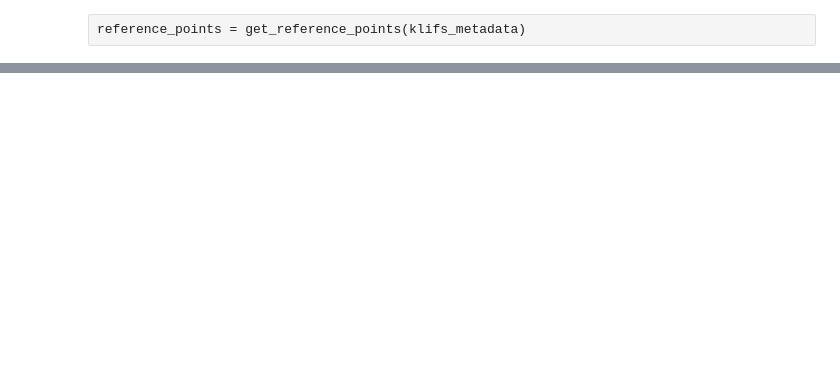
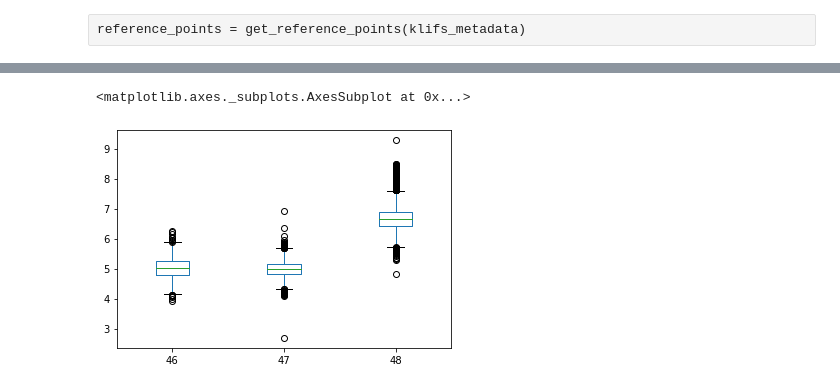
Before and after one commit to volkamerlab/kissim, a Jupyter notebook: examples/notebooks/reference_points.ipynb, the cells around one changed output, grey strips where cells are left out. Saved outputs shown, nothing was run; the diff lists cells and outputs as text; code cells hidden in the pictures; blank space fills up the shorter version.

Commit message:
Add notebook: Consistent reference points across all structures?

```diff
--- a/examples/notebooks/reference_points.ipynb
+++ b/examples/notebooks/reference_points.ipynb
@@ -33,4 +41,4 @@ metadata_path = path_to_data / 'postprocessed' / 'klifs_metadata_postprocessed.c
 # %% [markdown]
 ## Load metadata
 # %%
-klifs_metadata = pd.read_csv(metadata_path)
+klifs_metadata = pd.read_csv(metadata_path, index_col=0)
@@ -233,0 +147,2 @@ dtype: float64
+# %%
+hinge_dfg_ca = get_hinge_dfg_ca(klifs_metadata)
@@ -233,0 +184,4 @@ dtype: float64
+# %%
+# Get metadata ID
+metadata_ids = [i[0] for i in reference_points.groupby(level='id', sort=False)]
+metadata_ids[:10]
@@ -233,0 +192,20 @@ dtype: float64
+# %%
+distances_hinge = {}
+
+for metadata_id in metadata_ids:
+
+    try:
+        # Calculate vector between points
+        vectors_hinge = hinge_dfg_ca.loc[metadata_id].hinge.sub(
+            reference_points.loc[metadata_id].hinge_region,
+            axis=0
+        )
+
+        # Calculate vector norm (distance)
+        distance_hinge = vectors_hinge.apply(lambda x: scipy.linalg.norm(x), axis=0)
+
+    except ValueError:
+        print(metadata_id)
+        continue
+
+    distances_hinge[metadata_id] = distance_hinge
@@ -233,0 +221,16 @@ dtype: float64
+# %%
+distances_hinge = pd.concat(distances_hinge, axis=0)
+
+data_list = []
+residue_id_list = []
+
+for residue_id, data in distances_hinge.groupby(level='residues', sort=False):
+    data_list.append(pd.Series(list(data)))
+    residue_id_list.append(residue_id)
+
+distances_hinge = pd.concat(data_list, axis=1)
+distances_hinge.columns = residue_id_list
+distances_hinge.plot.box()
+# %% [output]
+<matplotlib.axes._subplots.AxesSubplot at 0x...>
+[figure, added]
```
Also changed, not shown: parts of 47 cells of this notebook, 2 other files.
